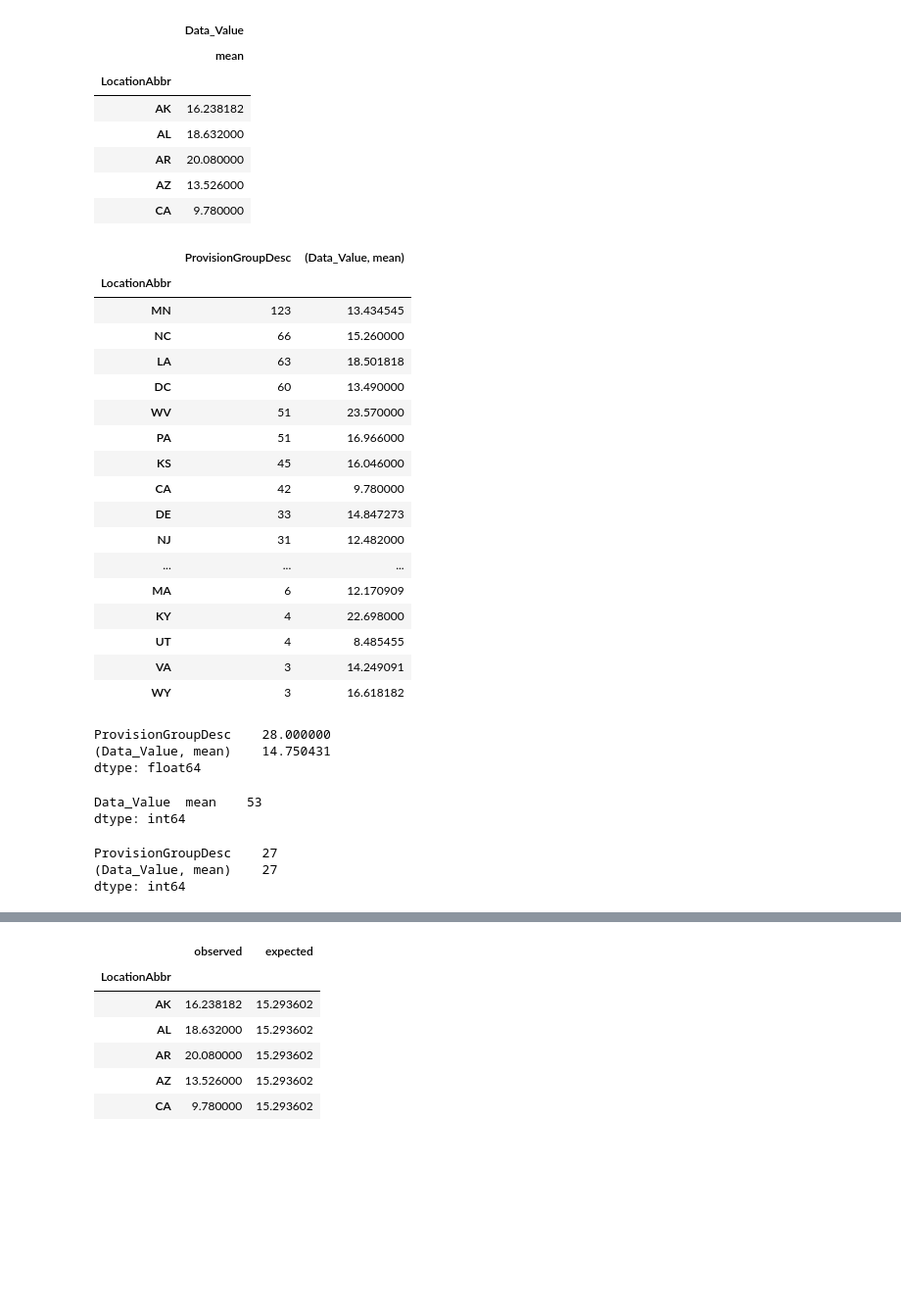
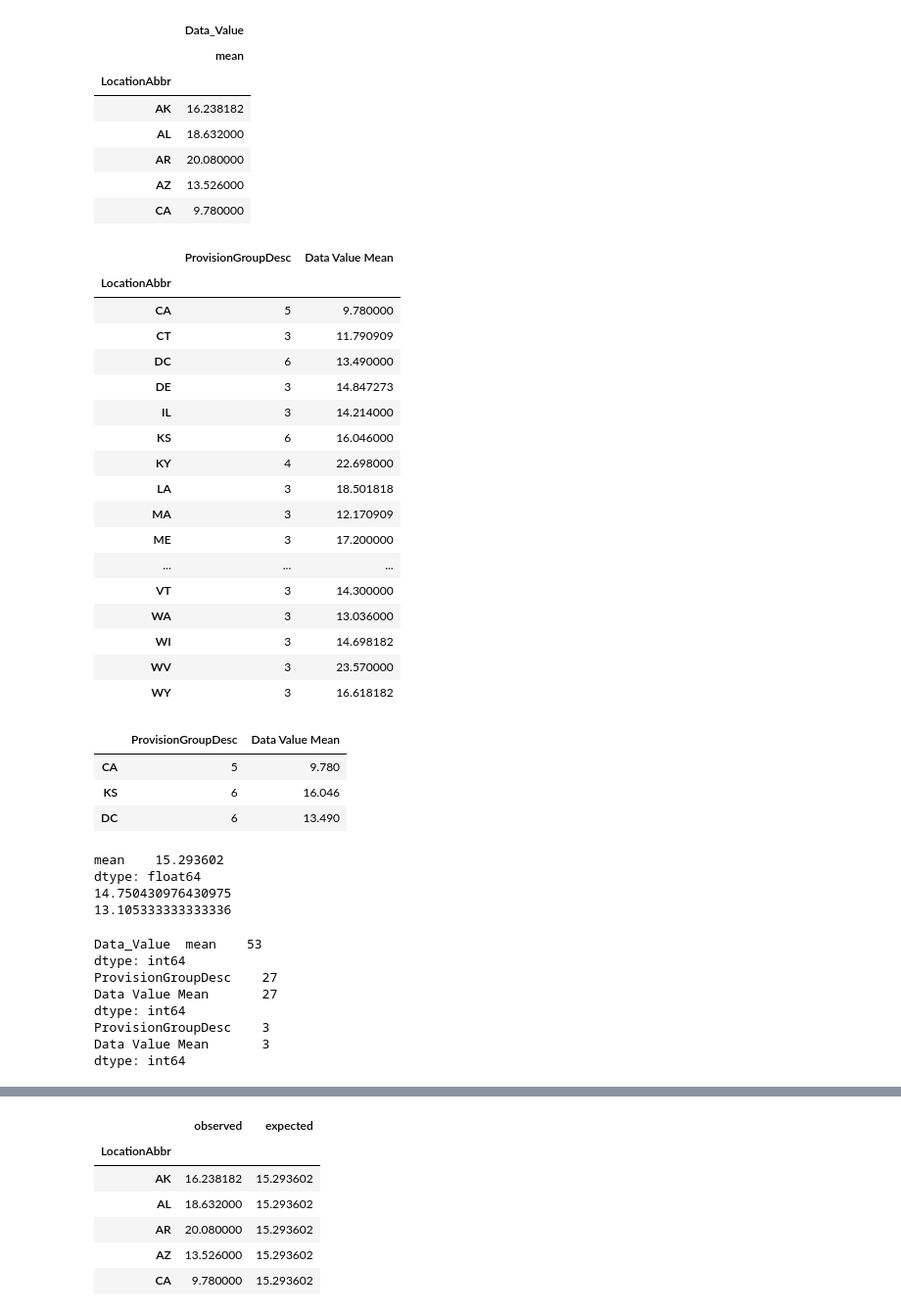
Before and after one commit to samanthadevlin/Vape_Legislation, a Jupyter notebook: Tobacco Manny.ipynb, the cells around one changed output, grey strips where cells are left out. Shown: that part at 98% size. Cells and saved outputs as stored; diff of their text form; code cells hidden in the pictures; blank space fills up the shorter version.

Commit message:
legist

```diff
--- a/Tobacco Manny.ipynb
+++ b/Tobacco Manny.ipynb
@@ -10,9 +10,10 @@ csv1 = "Data/Behavioral_Risk_2011_clean.csv"
 csv2 = "Data/CDC_STATE_System_E-Cigarette_Legislation_-_Tax.csv"
 
 usage_df = pd.read_csv(csv1)
-legis_df = pd.read_csv(csv2)
+legis_first_df = pd.read_csv(csv2)
 #usage_df.head()
-legis_df.head()
+legis_df = legis_first_df.drop_duplicates(subset=['ProvisionID', 'Enacted_Date', 'Effective_Date', 'LocationAbbr'], keep='first')
+legis_df
 # %% [output]
 |  | YEAR | Quarter | LocationAbbr | LocationDesc | TopicDesc | MeasureDesc | DataSource | ProvisionGroupDesc | ... |
 | 0 | 2016 | 2 | VI | U.S. Virgin Islands | Legislation - E-Cigarette - Tax | E-Cigarette | OSH | Restrictions | ... |
@@ -72,30 +79,38 @@ usagebystate_df.head()
 # %%
 combo_df = legis_count_df.merge(usagebystate_df, left_on='LocationAbbr', right_on='LocationAbbr')
 
 combo_df.sort_values(by='ProvisionGroupDesc', ascending=False)
+combo_df.columns = ["ProvisionGroupDesc", "Data Value Mean"]
+combo_df
 # %% [output]
-|  | ProvisionGroupDesc | (Data_Value, mean) |
+|  | ProvisionGroupDesc | Data Value Mean |
 | LocationAbbr |  |  |
-| MN | 123 | 13.434545 |
-| NC | 66 | 15.260000 |
-| LA | 63 | 18.501818 |
-| DC | 60 | 13.490000 |
-| WV | 51 | 23.570000 |
-| PA | 51 | 16.966000 |
-| KS | 45 | 16.046000 |
-| CA | 42 | 9.780000 |
-| DE | 33 | 14.847273 |
-| NJ | 31 | 12.482000 |
+| CA | 5 | 9.780000 |
+| CT | 3 | 11.790909 |
+| DC | 6 | 13.490000 |
+| DE | 3 | 14.847273 |
+| IL | 3 | 14.214000 |
+| KS | 6 | 16.046000 |
+| KY | 4 | 22.698000 |
+| LA | 3 | 18.501818 |
+| MA | 3 | 12.170909 |
+| ME | 3 | 17.200000 |
 | ... | ... | ... |
-| MA | 6 | 12.170909 |
-| KY | 4 | 22.698000 |
-| UT | 4 | 8.485455 |
-| VA | 3 | 14.249091 |
+| VT | 3 | 14.300000 |
+| WA | 3 | 13.036000 |
+| WI | 3 | 14.698182 |
+| WV | 3 | 23.570000 |
 | WY | 3 | 16.618182 |
-# %%
-usagebystate_df["Data_Value"].mean()
-combo_df.sum()/combo_df.count()
-# %% [output]
-ProvisionGroupDesc    28.000000
-(Data_Value, mean)    14.750431
-dtype: float64
+# %%
+#first = combo_df.loc["CA"]
+#second =  combo_df.loc["KS"]
+#third = combo_df.loc["DC"]
+#legist = pd.DataFrame(first, second, third)
+
+legist = pd.DataFrame(combo_df, index = ['CA', 'KS', 'DC'])
+legist
+# %% [output]
+|  | ProvisionGroupDesc | Data Value Mean |
+| CA | 5 | 9.780 |
+| KS | 6 | 16.046 |
+| DC | 6 | 13.490 |
@@ -102,9 +121,22 @@ dtype: float64
+# %%
+print(usagebystate_df["Data_Value"].mean())
+print(combo_df["Data Value Mean"].mean())
+print(legist["Data Value Mean"].mean())
+# %% [output]
+mean    15.293602
+dtype: float64
+14.750430976430975
+13.105333333333336
 # %%
 print(usagebystate_df.count())
-combo_df.count()
+print(combo_df.count())
+print(legist.count())
 # %% [output]
 Data_Value  mean    53
 dtype: int64
+ProvisionGroupDesc    27
+Data Value Mean       27
+dtype: int64
+ProvisionGroupDesc    3
+Data Value Mean       3
+dtype: int64
-ProvisionGroupDesc    27
-(Data_Value, mean)    27
-dtype: int64
```
Also changed, not shown: parts of 10 cells of this notebook.
